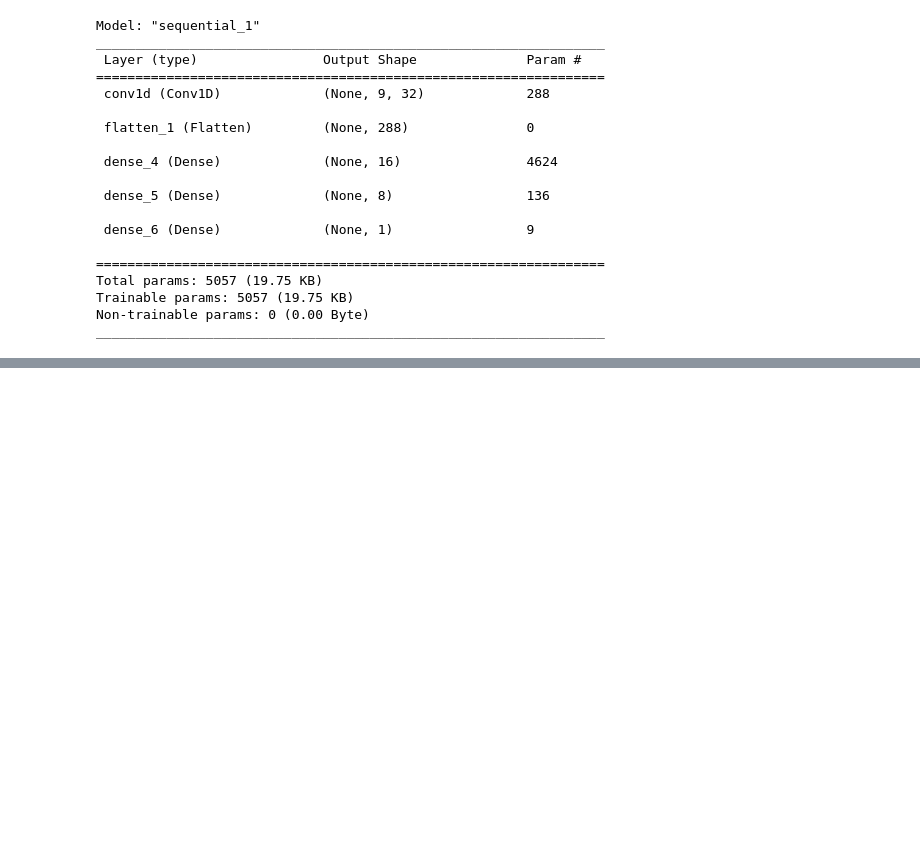
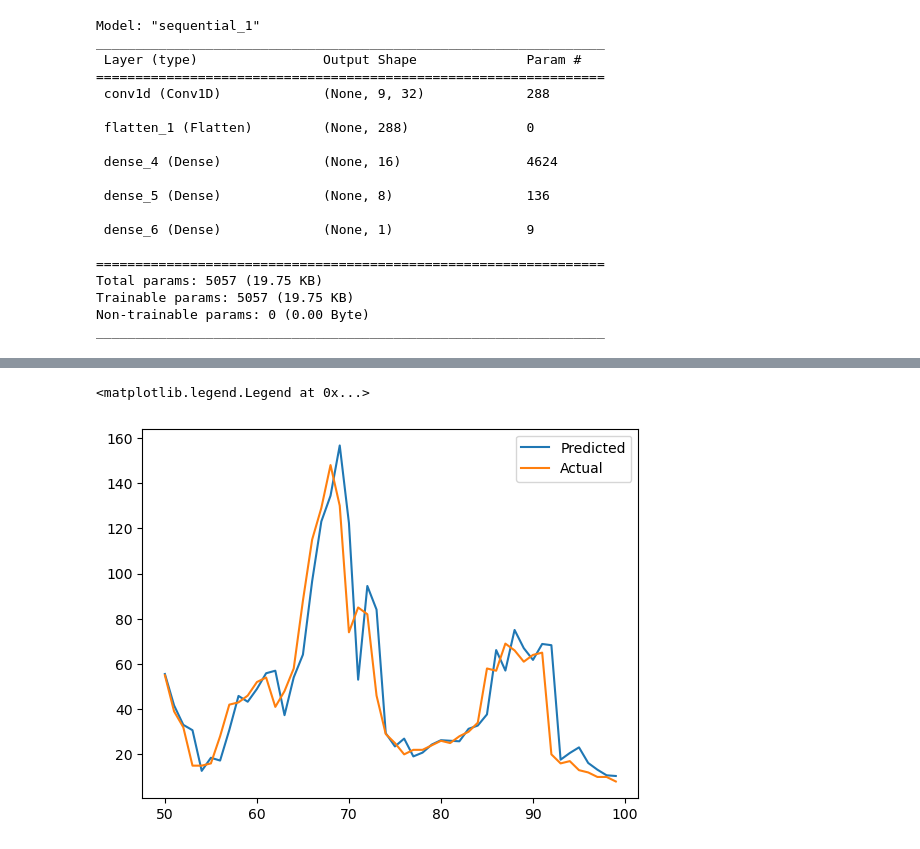
Before and after one commit to kavin-cmd/Air-Quality-forecasting, a Jupyter notebook: prediction_cyclical.ipynb, the cells around one changed output, grey strips where cells are left out. Cells and saved outputs as stored; diff of their text form; code cells hidden in the pictures; blank space fills up the shorter version.

```diff
--- a/prediction_cyclical.ipynb
+++ b/prediction_cyclical.ipynb
@@ -468,0 +526,4 @@ _________________________________________________________________
+# %%
+val_predictions = model1.predict(X1_val).flatten()
+val_results = pd.DataFrame(data={'Val Predictions':val_predictions, 'Actuals':y1_val})
+val_results
@@ -468,0 +545,7 @@ _________________________________________________________________
+# %%
+plt.plot(val_results['Val Predictions'][50:100], label='Predicted')
+plt.plot(val_results['Actuals'][50:100], label='Actual')
+plt.legend()
+# %% [output]
+<matplotlib.legend.Legend at 0x...>
+[figure, added]
```
Also changed, not shown: parts of 61 cells of this notebook, 10 other files.
